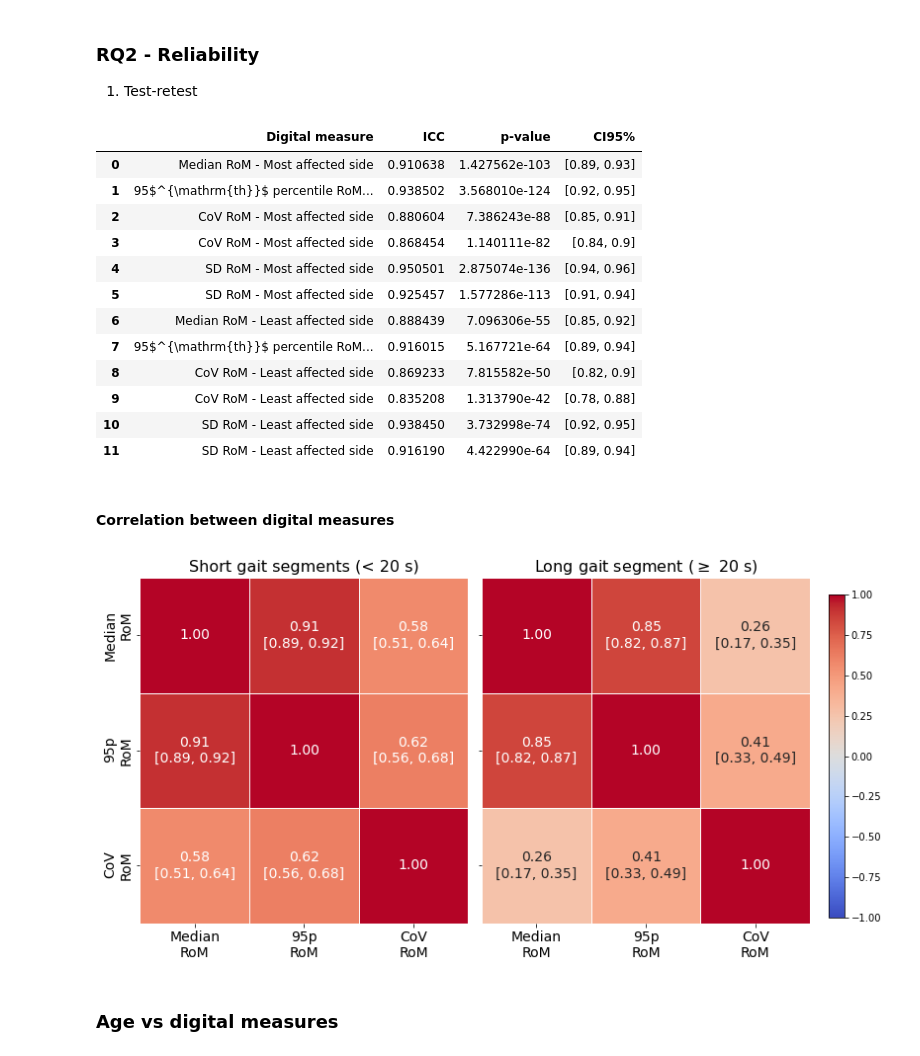
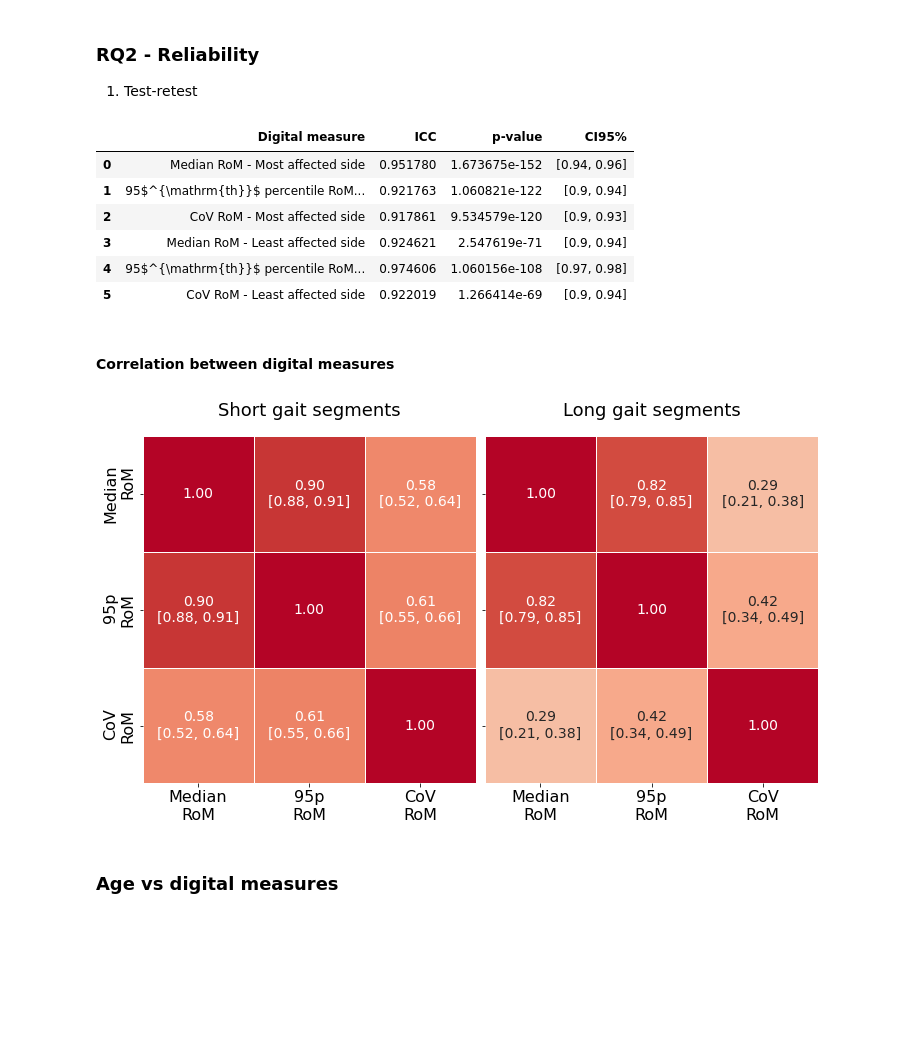
Before and after one commit to AI-for-Parkinson-Lab/longitudinal_arm_swing, a Jupyter notebook: notebooks/2.cross-sectional.ipynb, the cells around one changed output. Cells and saved outputs as stored; diff of their text form; code cells hidden in the pictures; blank space fills up the shorter version.

```diff
--- a/notebooks/2.cross-sectional.ipynb
+++ b/notebooks/2.cross-sectional.ipynb
@@ -43,14 +43,14 @@ save_plots = True
 # %% [markdown]
 # Load
 # %%
-df_clinical = pd.read_parquet(os.path.join(PATH_CLINICAL_DATA, clinical_data_file_name))
+df_clinical = pd.read_parquet(PATH_CLINICAL_DATA / clinical_data_file_name)
 
-df_measures = pd.read_parquet(os.path.join(BASE_PATH, 'measures', digital_measures_file_name))
+df_measures = pd.read_parquet(BASE_PATH / 'measures' / digital_measures_file_name)
 
-with open(os.path.join(PATH_IDS, 'ids_remaining_after_exclusions.json'), 'r') as file:
+with open(PATH_IDS / 'ids_remaining_after_exclusions.json', 'r') as file:
     ids_remaining =  json.load(file)
 
-with open(os.path.join(PATH_IDS, 'med_info_ids.json'), 'r') as file:
+with open(PATH_IDS / 'med_info_ids.json', 'r') as file:
     med_info_ids = json.load(file)
 # %% [markdown]
 # Prepare data
@@ -93,6 +104,6 @@ for method in ['rigidity', 'bradykinesia', 'hypokinesia']:
 ### RQ1 - Construct validity
 1. Correlations: Spearman correlation MDS-UPDRS
 # %%
-df_cs = df.loc[(df['include_in_cross_sectional_analysis'] == True) & (df['week'] == 2)]
+df_cs = df.loc[(df['include_in_cross_sectional_analysis'] == True) & (df['week'] == 2)].copy()
 
-df_cs.to_parquet(os.path.join(BASE_PATH, 'measures', 'digital_measures_cross_sectional.parquet'), index=False)
+df_cs.to_parquet(BASE_PATH / 'measures' / 'digital_measures_cross_sectional.parquet', index=False)
@@ -482,9 +890,9 @@ affected side vs Controls stat: -0.03 [-0.05, -0.02]; p-value:  p = 0.000
 ### RQ2 - Reliability
 1. Test-retest
 # %%
-icc_type = 'ICC1'
+icc_type = 'ICC2'
 filter_type = 'filtered'
-segment_length = '20_inf'
+segment_length = '0_20'
 
 df_icc = df.loc[
     (df['group'] == 'PD') &
@@ -497,7 +905,8 @@ df_icc = df.loc[
 results = []
 
 for side in ['mas', 'las']:
-    for agg, agg_label in AGGREGATION_RENAMING.items():
+    for agg in aggregates:
+        agg_label = AGGREGATION_RENAMING[agg]
         df_side = df_icc[df_icc['affected_side'] == side]
         icc = pg.intraclass_corr(data=df_side, targets='id', raters='week', ratings=f'{agg}_range_of_motion', nan_policy='omit')
 
@@ -513,18 +922,12 @@ df_icc = pd.DataFrame(results, columns=['Digital measure', 'ICC', 'p-value', 'CI
 df_icc
 # %% [output]
 |  | Digital measure | ICC | p-value | CI95% |
-| 0 | Median RoM - Most affected side | 0.910638 | 1.427562e-103 | [0.89, 0.93] |
-| 1 | 95$^{\mathrm{th}}$ percentile RoM... | 0.938502 | 3.568010e-124 | [0.92, 0.95] |
-| 2 | CoV RoM - Most affected side | 0.880604 | 7.386243e-88 | [0.85, 0.91] |
-| 3 | CoV RoM - Most affected side | 0.868454 | 1.140111e-82 | [0.84, 0.9] |
-| 4 | SD RoM - Most affected side | 0.950501 | 2.875074e-136 | [0.94, 0.96] |
-| 5 | SD RoM - Most affected side | 0.925457 | 1.577286e-113 | [0.91, 0.94] |
-| 6 | Median RoM - Least affected side | 0.888439 | 7.096306e-55 | [0.85, 0.92] |
-| 7 | 95$^{\mathrm{th}}$ percentile RoM... | 0.916015 | 5.167721e-64 | [0.89, 0.94] |
-| 8 | CoV RoM - Least affected side | 0.869233 | 7.815582e-50 | [0.82, 0.9] |
-| 9 | CoV RoM - Least affected side | 0.835208 | 1.313790e-42 | [0.78, 0.88] |
-| 10 | SD RoM - Least affected side | 0.938450 | 3.732998e-74 | [0.92, 0.95] |
-| 11 | SD RoM - Least affected side | 0.916190 | 4.422990e-64 | [0.89, 0.94] |
+| 0 | Median RoM - Most affected side | 0.951780 | 1.673675e-152 | [0.94, 0.96] |
+| 1 | 95$^{\mathrm{th}}$ percentile RoM... | 0.921763 | 1.060821e-122 | [0.9, 0.94] |
+| 2 | CoV RoM - Most affected side | 0.917861 | 9.534579e-120 | [0.9, 0.93] |
+| 3 | Median RoM - Least affected side | 0.924621 | 2.547619e-71 | [0.9, 0.94] |
+| 4 | 95$^{\mathrm{th}}$ percentile RoM... | 0.974606 | 1.060156e-108 | [0.97, 0.98] |
+| 5 | CoV RoM - Least affected side | 0.922019 | 1.266414e-69 | [0.9, 0.94] |
 # %% [markdown]
 #### Correlation between digital measures
 # %%
@@ -538,8 +941,8 @@ fig, ax = plt.subplots(ncols=2, figsize=(12, 6), sharey=True)
 df_corr = df.loc[
     (df['filter_type'] == 'filtered') &
     (df['group'] == 'PD') &
-    (df['week'] == 1) &
-    (df['id'].isin(list(med_ids) + list(no_med_ids))),
+    (df['week'] == 1)
+    # (df['id'].isin(list(med_ids) + list(no_med_ids))),
 ]
 
 for j, segment_length in enumerate(segment_lengths):
@@ -581,38 +984,50 @@ for j, segment_length in enumerate(segment_lengths):
                 elif p_val < 0.05:
                     lower_label = "(p < 0.05)"
                 else:
                     lower_label = f"(p = {np.round(p_val, 2)})"
             elif plot_vals == 'ci':
                 lower, upper = calculate_ci(x[valid_idx], corr)  # your helper
                 lower_label = f"[{np.round(lower, 2)}, {np.round(upper, 2)}]"
 
             annot_df.loc[row, col] = f"{corr:.2f}\n{lower_label}"
 
     sns.heatmap(
         corr_df,
         annot=annot_df,
         fmt="",
         cmap="coolwarm",
         center=0,
         linewidths=0.5,
         cbar=False,
         vmin=-1, vmax=1,
         annot_kws={"size": PLOT_TEXTSIZE},
         ax=ax[j]
     )
 
-    ax[j].tick_params(axis='both', which='major', labelsize=PLOT_TICKSIZE)
+    ax[j].tick_params(axis='both', which='major', labelsize=PLOT_LABELSIZE)
 
-im = ax[1].collections[0]
-fig.colorbar(im, ax=ax, orientation="vertical", fraction=0.05, pad=0.04)
+    # if j == 0:
+    #     subplot_label = 'a)'
+    # else:
+    #     subplot_label = 'b)'
 
-ax[0].set_title('Short gait segments (< 20 s)', size=PLOT_LABELSIZE)
-ax[1].set_title('Long gait segment ($\geq$ 20 s)', size=PLOT_LABELSIZE)
+    # ax[j].text(
+    #     0.02, 1.05, subplot_label, fontweight='bold',
+    #     ha='left', va='top', fontsize=PLOT_TITLESIZE,
+    #     transform=ax[j].transAxes
+    # )
+
+ax[0].set_title('Short gait segments', fontsize=PLOT_TITLESIZE, pad=20)
+ax[1].set_title('Long gait segments', fontsize=PLOT_TITLESIZE, pad=20)
 
 plt.tight_layout()
 plt.subplots_adjust(top=0.92, right=0.84)
 plt.show()
+
+if save_plots:
+    fig.savefig(PATH_FIGURES / 'sr_cs_corr_measures.png', dpi=600, bbox_inches='tight')
+    fig.savefig(PATH_FIGURES / 'vectors' /'sr_cs_corr_measures.pdf', dpi=600, bbox_inches='tight')
 # %% [output]
-[figure, old version]
+[figure, new version]
 # %% [markdown]
 ### Age vs digital measures
```
Also changed, not shown: parts of 10 cells of this notebook, 9 other files.
